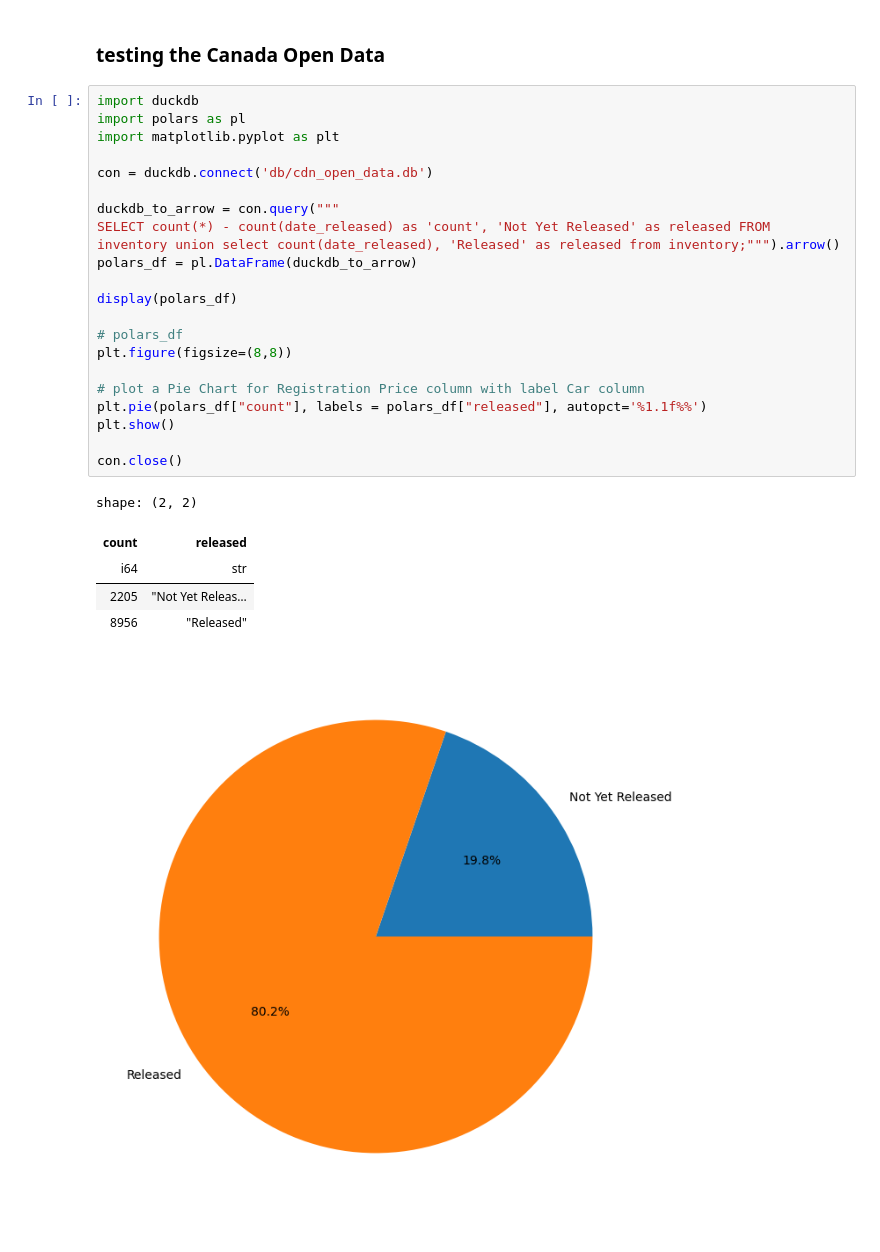
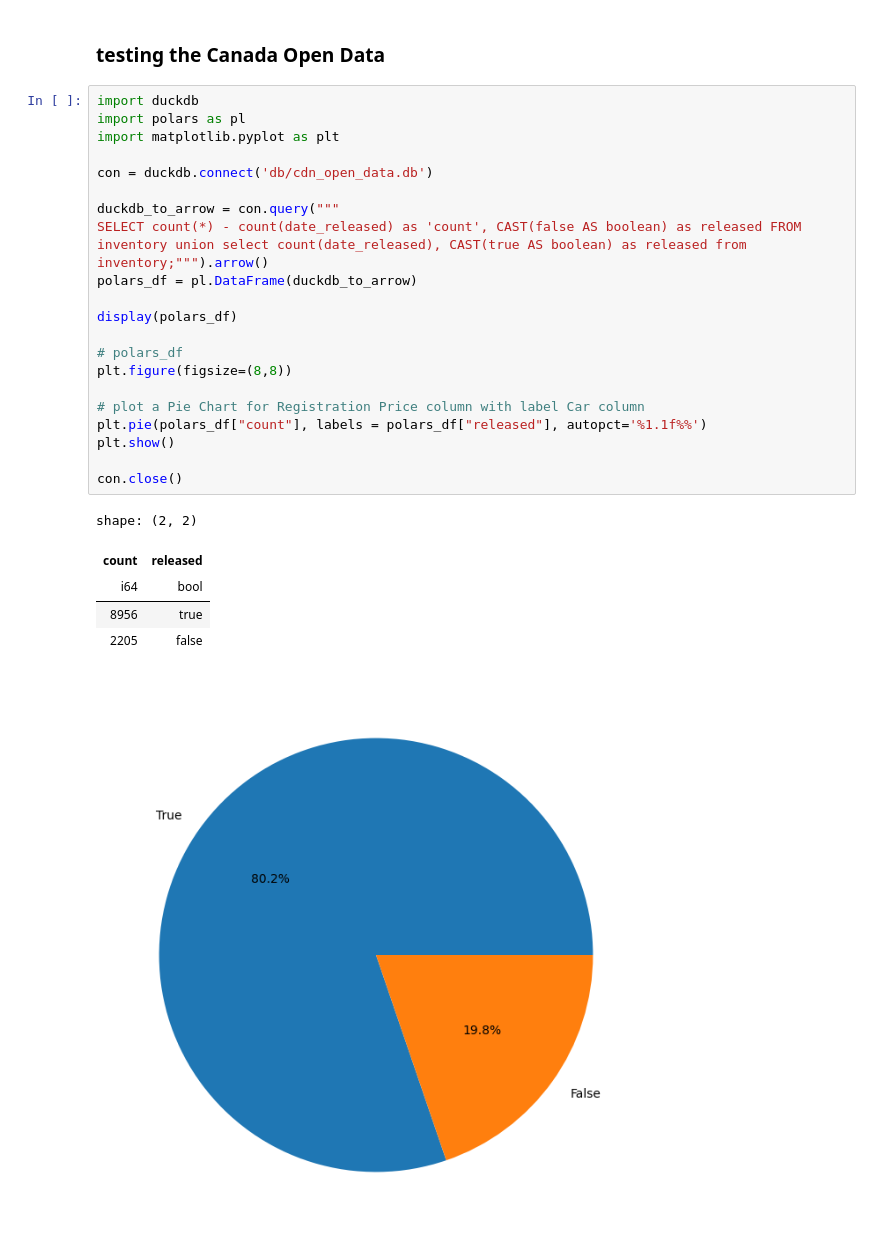
Before and after one commit to jayhuang75/duckdb_demo, a Jupyter notebook: duckdb_aml_demo.ipynb, the cells around one changed output. Saved outputs shown, nothing was run; the diff lists cells and outputs as text.

```diff
--- a/duckdb_aml_demo.ipynb
+++ b/duckdb_aml_demo.ipynb
@@ -116,28 +116,28 @@ shape: (15, 2)
 # %%
 import duckdb
 import polars as pl
 import matplotlib.pyplot as plt
 
 con = duckdb.connect('db/cdn_open_data.db')
 
 duckdb_to_arrow = con.query("""
-SELECT count(*) - count(date_released) as 'count', 'Not Yet Released' as released FROM inventory union select count(date_released), 'Released' as released from inventory;""").arrow()
+SELECT count(*) - count(date_released) as 'count', CAST(false AS boolean) as released FROM inventory union select count(date_released), CAST(true AS boolean) as released from inventory;""").arrow()
 polars_df = pl.DataFrame(duckdb_to_arrow)
 
 display(polars_df)
 
 # polars_df
 plt.figure(figsize=(8,8))
 
 # plot a Pie Chart for Registration Price column with label Car column
 plt.pie(polars_df["count"], labels = polars_df["released"], autopct='%1.1f%%')
 plt.show()
 
 con.close()
 # %% [output]
 shape: (2, 2)
 | count | released |
-| i64 | str |
-| 2205 | "Not Yet Releas… |
-| 8956 | "Released" |
+| i64 | bool |
+| 8956 | true |
+| 2205 | false |
-[figure, old version]
+[figure, new version]
```
